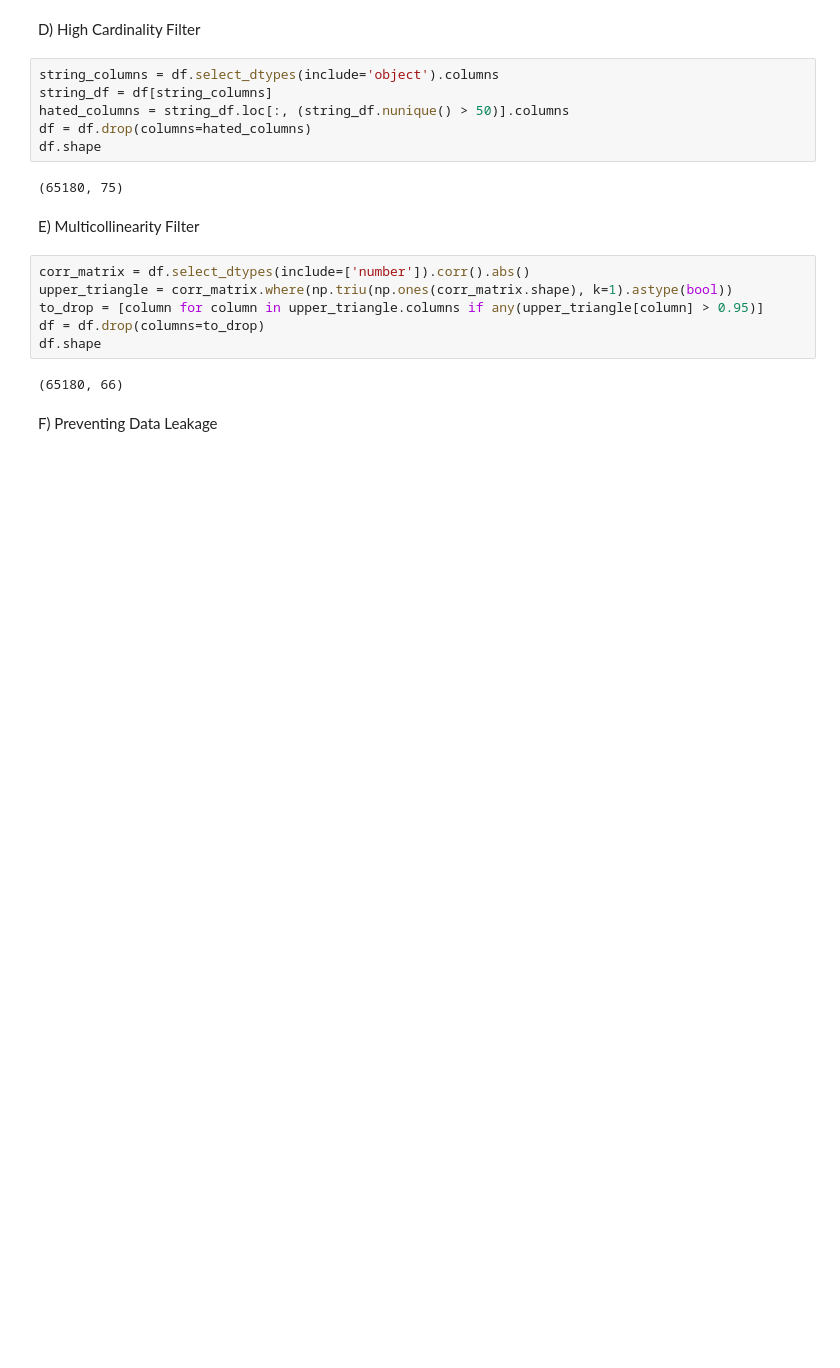
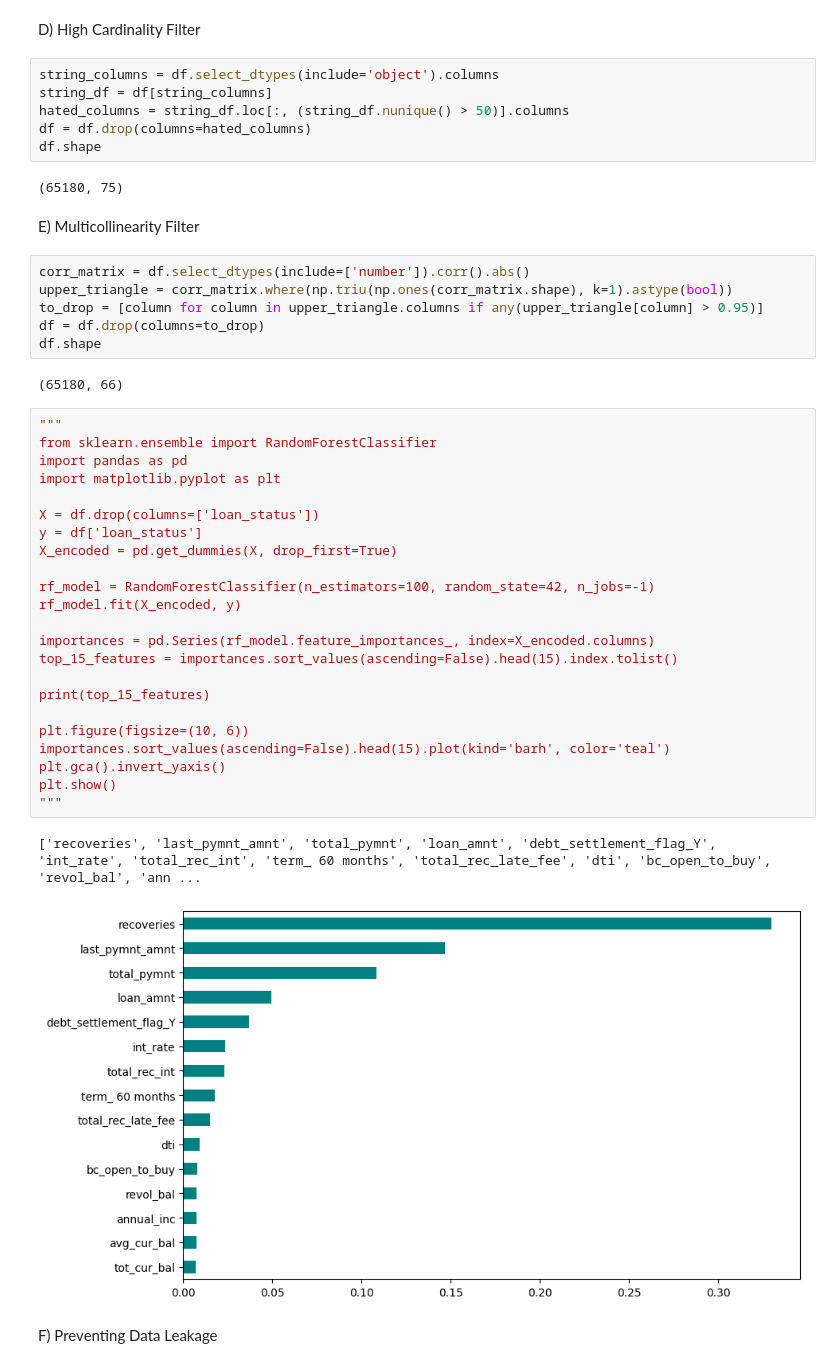
Before and after one commit to AbdelMaksoudd/LendMind, a Jupyter notebook: notebooks/01_data_preparation.ipynb, the cells around one changed output. Drawn from its saved outputs; the diff is of its cells as text; blank space fills up the shorter version.

Commit message:
feat: complete data preparation for model training

```diff
--- a/notebooks/01_data_preparation.ipynb
+++ b/notebooks/01_data_preparation.ipynb
@@ -106,5 +106,31 @@ df = df.drop(columns=to_drop)
 df.shape
 # %% [output]
 (65180, 66)
+# %%
+"""
+from sklearn.ensemble import RandomForestClassifier
+import pandas as pd
+import matplotlib.pyplot as plt
+
+X = df.drop(columns=['loan_status'])
+y = df['loan_status']
+X_encoded = pd.get_dummies(X, drop_first=True)
+
+rf_model = RandomForestClassifier(n_estimators=100, random_state=42, n_jobs=-1)
+rf_model.fit(X_encoded, y)
+
+importances = pd.Series(rf_model.feature_importances_, index=X_encoded.columns)
+top_15_features = importances.sort_values(ascending=False).head(15).index.tolist()
+
+print(top_15_features)
+
+plt.figure(figsize=(10, 6))
+importances.sort_values(ascending=False).head(15).plot(kind='barh', color='teal')
+plt.gca().invert_yaxis()
+plt.show()
+"""
+# %% [output]
+['recoveries', 'last_pymnt_amnt', 'total_pymnt', 'loan_amnt', 'debt_settlement_flag_Y', 'int_rate', 'total_rec_int', 'term_ 60 months', 'total_rec_late_fee', 'dti', 'bc_open_to_buy', 'revol_bal', 'ann ...
+[figure, added]
 # %% [markdown]
 F) Preventing Data Leakage
```
Also changed, not shown: parts of 6 cells of this notebook.
